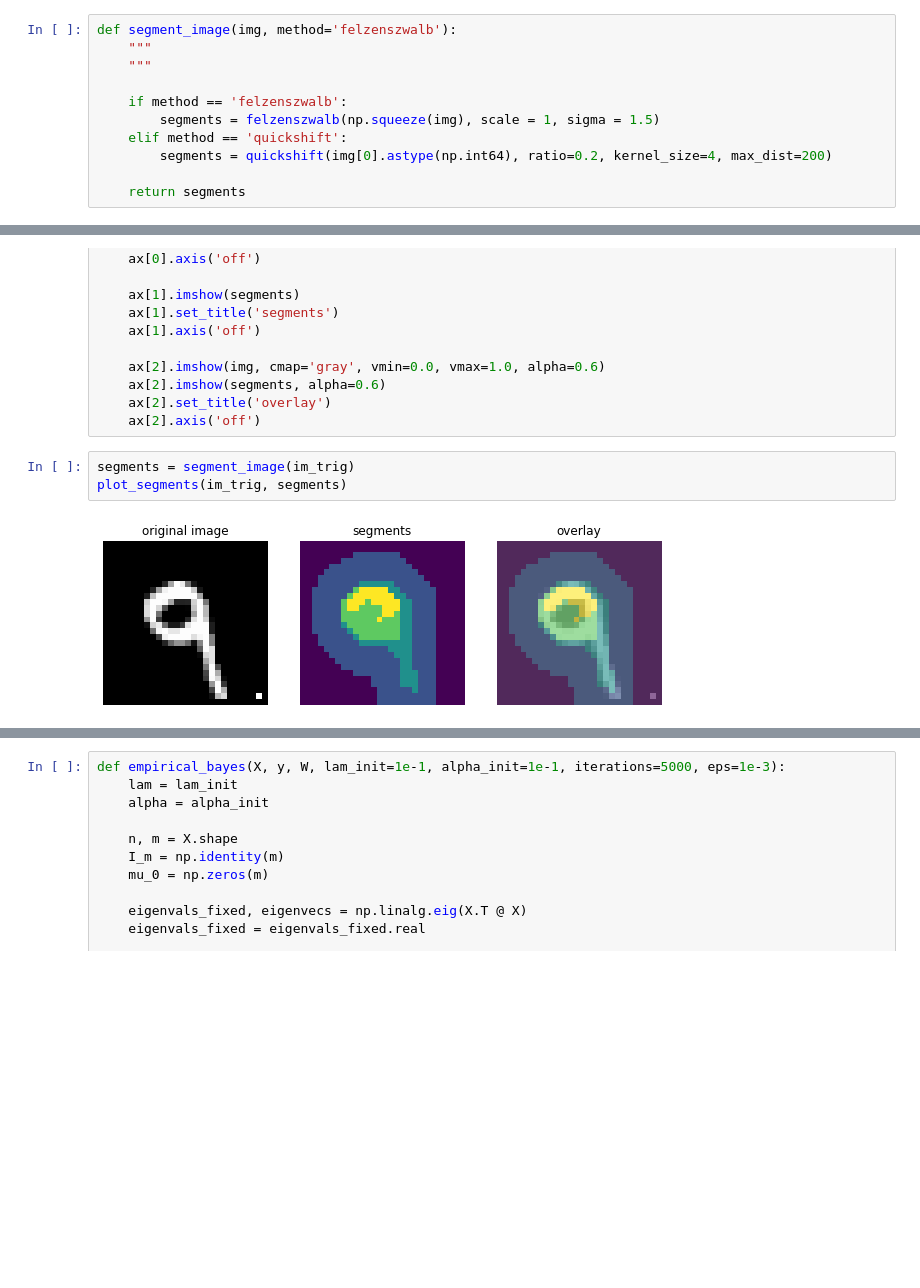
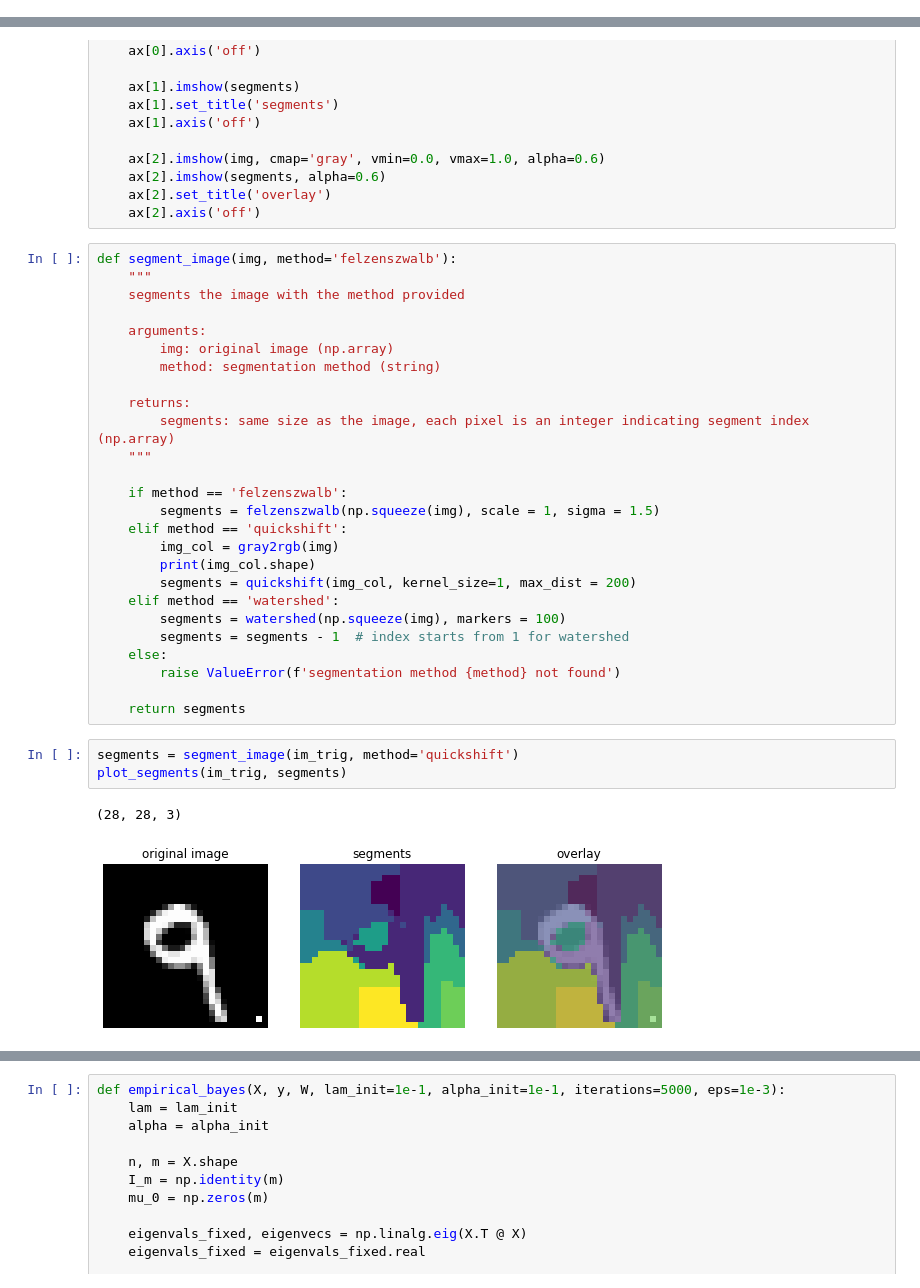
Before and after one commit to jonathanhuml/interpretable_citrus, a Jupyter notebook: TO_MNIST_BadNets.ipynb, the cells around one changed output, grey strips where cells are left out. Saved outputs shown, nothing was run; the diff lists cells and outputs as text; blank space fills up the shorter version.

Commit message:
fixed all segmentation method to start from 0

```diff
--- a/TO_MNIST_BadNets.ipynb
+++ b/TO_MNIST_BadNets.ipynb
@@ -273,17 +272,6 @@ model_badnet.save('model+')
 INFO:tensorflow:Assets written to: model+/assets
 # %% [markdown]
 # Testing LIME
-# %%
-def segment_image(img, method='felzenszwalb'):
-    """
-    """
-
-    if method == 'felzenszwalb':
-        segments = felzenszwalb(np.squeeze(img), scale = 1, sigma = 1.5)
-    elif method == 'quickshift':
-        segments = quickshift(img[0].astype(np.int64), ratio=0.2, kernel_size=4, max_dist=200)
-
-    return segments
 # %%
 def plot_segments(img, segments):
     """
@@ -308,11 +296,38 @@ def plot_segments(img, segments):
     ax[2].imshow(segments, alpha=0.6)
     ax[2].set_title('overlay')
     ax[2].axis('off')
+# %%
+def segment_image(img, method='felzenszwalb'):
+    """
+    segments the image with the method provided
+
+    arguments:
+        img: original image (np.array)
+        method: segmentation method (string)
+
+    returns:
+        segments: same size as the image, each pixel is an integer indicating segment index (np.array)
+    """
+
+    if method == 'felzenszwalb':
+        segments = felzenszwalb(np.squeeze(img), scale = 1, sigma = 1.5)
+    elif method == 'quickshift':
+        img_col = gray2rgb(img)
+        print(img_col.shape)
+        segments = quickshift(img_col, kernel_size=1, max_dist = 200)
+    elif method == 'watershed':
+        segments = watershed(np.squeeze(img), markers = 100)
+        segments = segments - 1  # index starts from 1 for watershed
+    else:
+        raise ValueError(f'segmentation method {method} not found')
+
+    return segments
 # %%
-segments = segment_image(im_trig)
+segments = segment_image(im_trig, method='quickshift')
 plot_segments(im_trig, segments)
 # %% [output]
+(28, 28, 3)
-[figure, old version]
+[figure, new version]
 # %%
 def bayesian_LIME_fit(img, segments, model, n_perturbations=100):
     """
```
Also changed, not shown: parts of 2 cells of this notebook.
